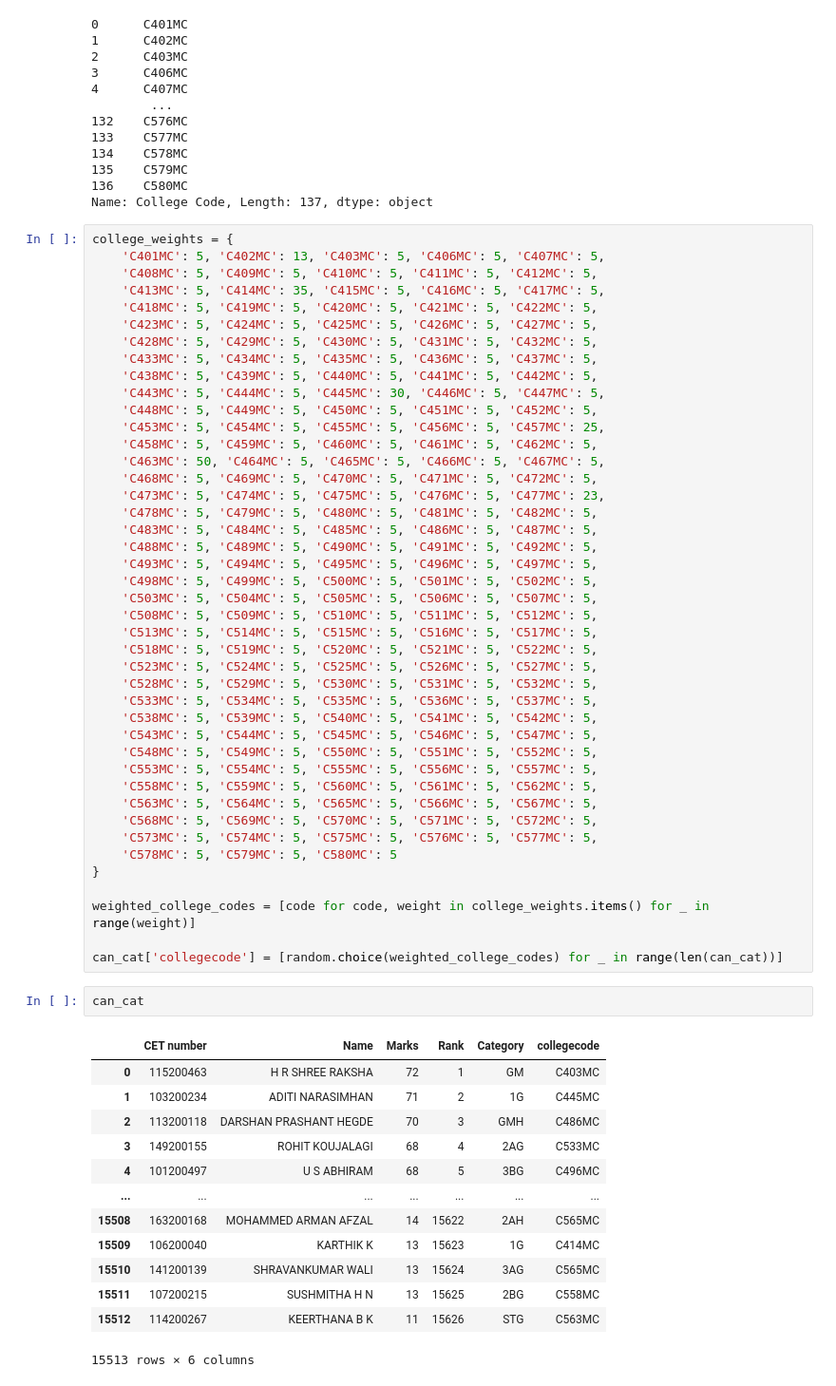
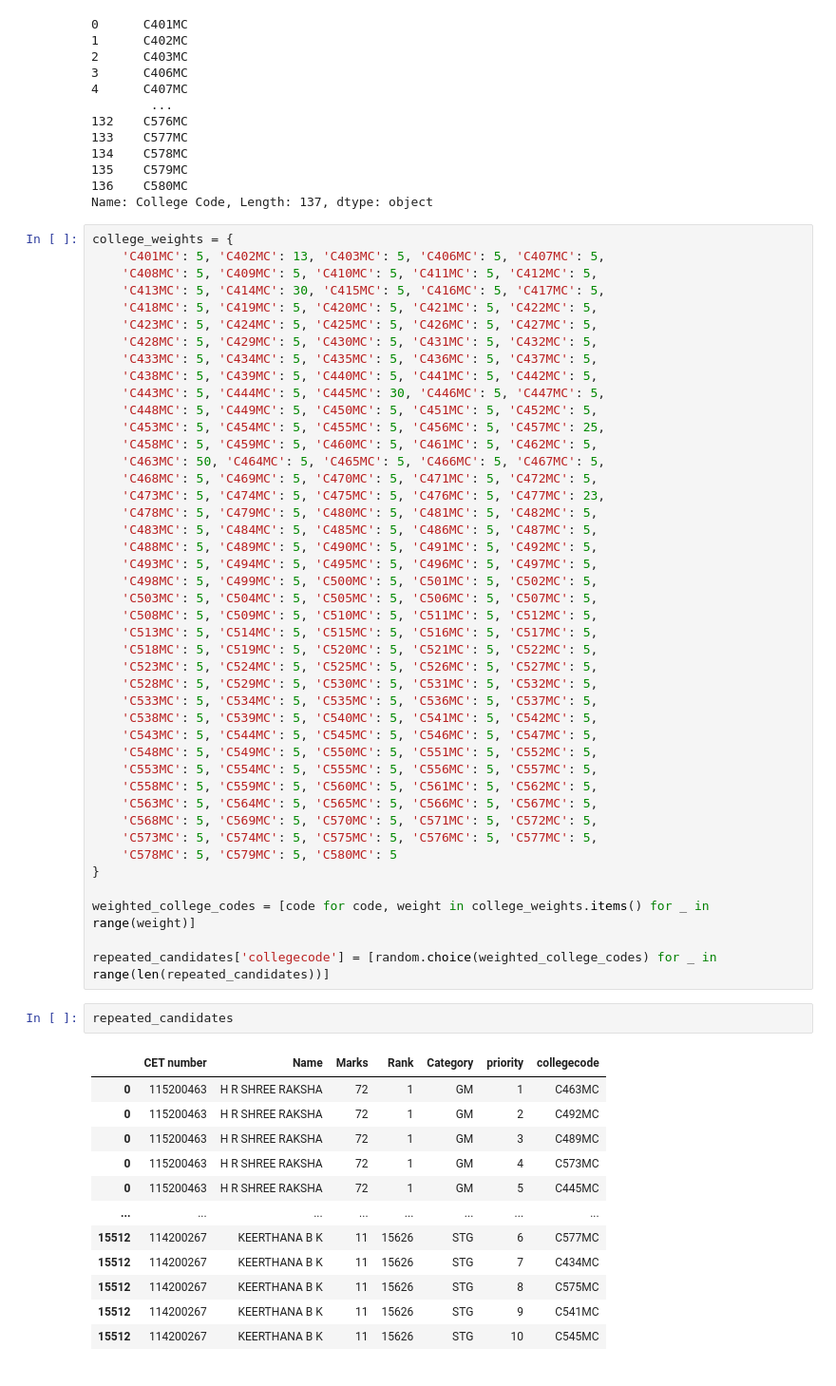
Before and after one commit to jmlakshmisagar/Seat-Allocation-by-KEA, a Jupyter notebook: Random priorty- category-college allotment.ipynb, the cells around one changed output. Shown at 95% size. Drawn from its saved outputs; the diff is of its cells as text.

```diff
--- a/Random priorty- category-college allotment.ipynb
+++ b/Random priorty- category-college allotment.ipynb
@@ -367,7 +367,7 @@ Name: College Code, Length: 137, dtype: object
 college_weights = {
     'C401MC': 5, 'C402MC': 13, 'C403MC': 5, 'C406MC': 5, 'C407MC': 5,
     'C408MC': 5, 'C409MC': 5, 'C410MC': 5, 'C411MC': 5, 'C412MC': 5,
-    'C413MC': 5, 'C414MC': 35, 'C415MC': 5, 'C416MC': 5, 'C417MC': 5,
+    'C413MC': 5, 'C414MC': 30, 'C415MC': 5, 'C416MC': 5, 'C417MC': 5,
     'C418MC': 5, 'C419MC': 5, 'C420MC': 5, 'C421MC': 5, 'C422MC': 5,
     'C423MC': 5, 'C424MC': 5, 'C425MC': 5, 'C426MC': 5, 'C427MC': 5,
     'C428MC': 5, 'C429MC': 5, 'C430MC': 5, 'C431MC': 5, 'C432MC': 5,
@@ -405,20 +405,19 @@ college_weights = {
 
 weighted_college_codes = [code for code, weight in college_weights.items() for _ in range(weight)]
 
-can_cat['collegecode'] = [random.choice(weighted_college_codes) for _ in range(len(can_cat))]
+repeated_candidates['collegecode'] = [random.choice(weighted_college_codes) for _ in range(len(repeated_candidates))]
-# %%
-can_cat
-# %% [output]
-|  | CET number | Name | Marks | Rank | Category | collegecode |
-| 0 | 115200463 | H R SHREE RAKSHA | 72 | 1 | GM | C403MC |
-| 1 | 103200234 | ADITI NARASIMHAN | 71 | 2 | 1G | C445MC |
-| 2 | 113200118 | DARSHAN PRASHANT HEGDE | 70 | 3 | GMH | C486MC |
-| 3 | 149200155 | ROHIT KOUJALAGI | 68 | 4 | 2AG | C533MC |
-| 4 | 101200497 | U S ABHIRAM | 68 | 5 | 3BG | C496MC |
-| ... | ... | ... | ... | ... | ... | ... |
-| 15508 | 163200168 | MOHAMMED ARMAN AFZAL | 14 | 15622 | 2AH | C565MC |
-| 15509 | 106200040 | KARTHIK K | 13 | 15623 | 1G | C414MC |
-| 15510 | 141200139 | SHRAVANKUMAR WALI | 13 | 15624 | 3AG | C565MC |
-| 15511 | 107200215 | SUSHMITHA H N | 13 | 15625 | 2BG | C558MC |
-| 15512 | 114200267 | KEERTHANA B K | 11 | 15626 | STG | C563MC |
-15513 rows × 6 columns
+# %%
+repeated_candidates
+# %% [output]
+|  | CET number | Name | Marks | Rank | Category | priority | collegecode |
+| 0 | 115200463 | H R SHREE RAKSHA | 72 | 1 | GM | 1 | C463MC |
+| 0 | 115200463 | H R SHREE RAKSHA | 72 | 1 | GM | 2 | C492MC |
+| 0 | 115200463 | H R SHREE RAKSHA | 72 | 1 | GM | 3 | C489MC |
+| 0 | 115200463 | H R SHREE RAKSHA | 72 | 1 | GM | 4 | C573MC |
+| 0 | 115200463 | H R SHREE RAKSHA | 72 | 1 | GM | 5 | C445MC |
+| ... | ... | ... | ... | ... | ... | ... | ... |
+| 15512 | 114200267 | KEERTHANA B K | 11 | 15626 | STG | 6 | C577MC |
+| 15512 | 114200267 | KEERTHANA B K | 11 | 15626 | STG | 7 | C434MC |
+| 15512 | 114200267 | KEERTHANA B K | 11 | 15626 | STG | 8 | C575MC |
+| 15512 | 114200267 | KEERTHANA B K | 11 | 15626 | STG | 9 | C541MC |
+| 15512 | 114200267 | KEERTHANA B K | 11 | 15626 | STG | 10 | C545MC |
```
Also changed, not shown: parts of 18 cells of this notebook, 1 other file.
